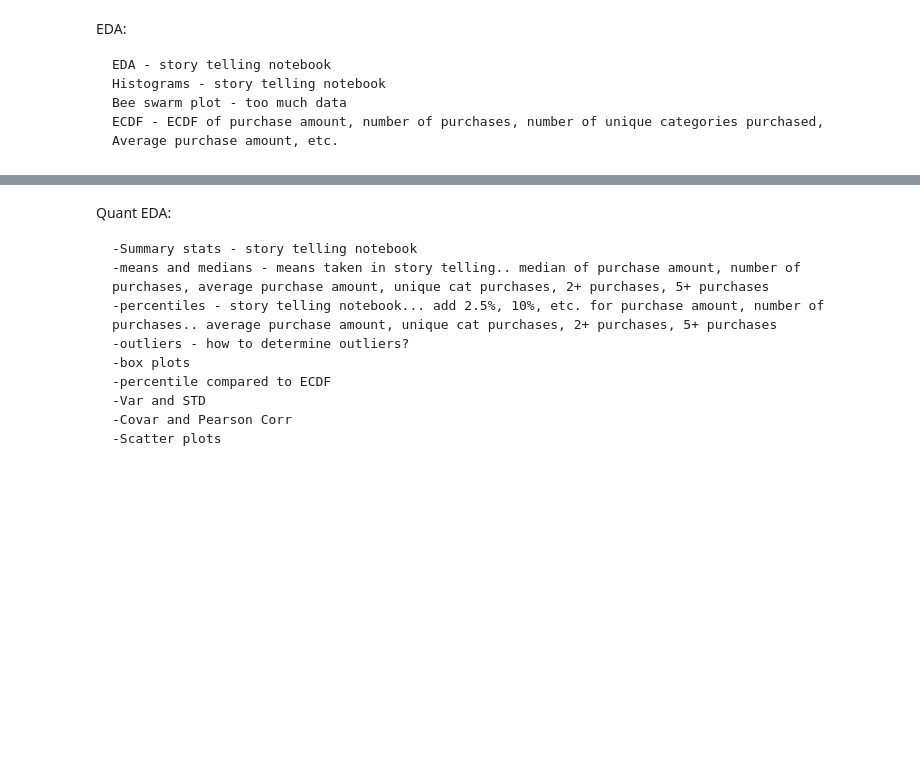
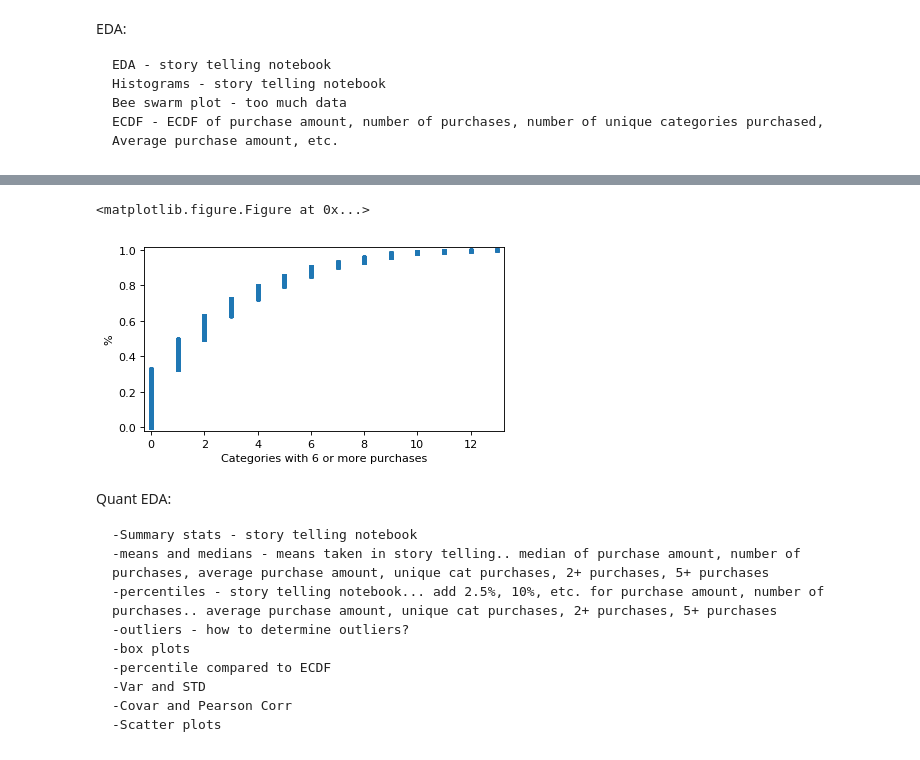
Before and after one commit to kcalab92/Springboard-DataScience, a Jupyter notebook: Capstone1_PurchaseAmountPrediction/Capstone1_Purchase_Prediction_Statistics_Current.ipynb, the cells around one changed output, grey strips where cells are left out. Saved outputs shown, nothing was run; the diff lists cells and outputs as text; code cells hidden in the pictures; blank space fills up the shorter version.

```diff
--- a/Capstone1_PurchaseAmountPrediction/Capstone1_Purchase_Prediction_Statistics_Current.ipynb
+++ b/Capstone1_PurchaseAmountPrediction/Capstone1_Purchase_Prediction_Statistics_Current.ipynb
@@ -142,3 +143,28 @@ plt.show()
+# %%
+plt.gcf().clear()
+
+colors = ['red', 'blue']
+alpha = [.75, .25]
+xlabels = []
+ylabels = []
+titles = []
+
+plt.figure(num=None, figsize=(10, 8), dpi=80, facecolor='white', edgecolor='k')
+
+# Calculate and plot EDCF for categories with 5+ purchases
+x, y = ecdf(train['6+_Cat_Count'])
+plt.subplot(3,2,6)
+_ = plt.plot(x, y, marker = '.', linestyle = 'none')
+_ = plt.margins(.02)
+_ = plt.xlabel('Categories with 6 or more purchases')
+_ = plt.ylabel('%')
+
+# Display the plot
+plt.tight_layout()
+plt.show()
+# %% [output]
+<matplotlib.figure.Figure at 0x...>
+[figure, added]
 # %% [markdown]
 Quant EDA:
 
```
Also changed, not shown: parts of 26 cells of this notebook, 3 other files.
